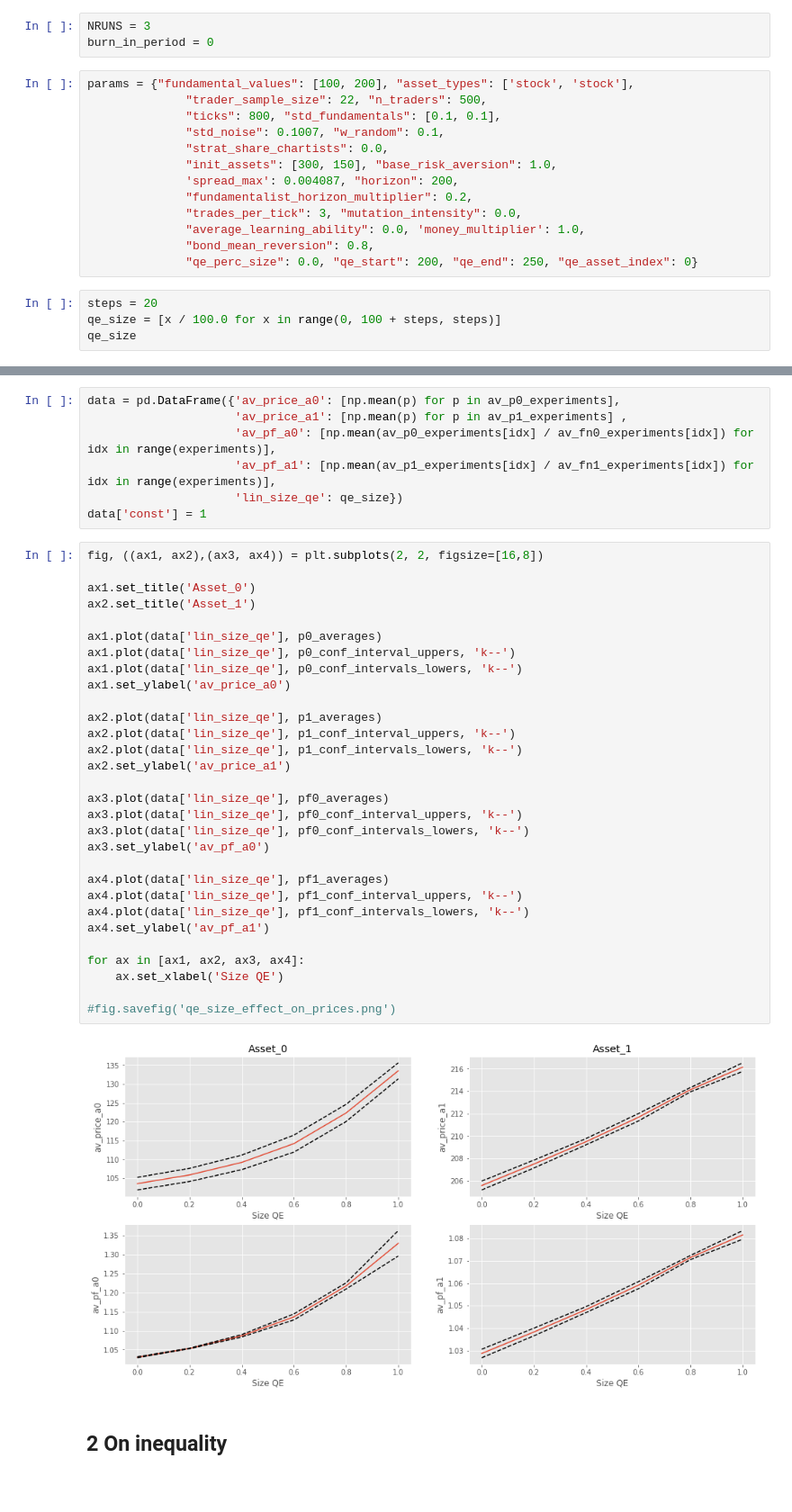
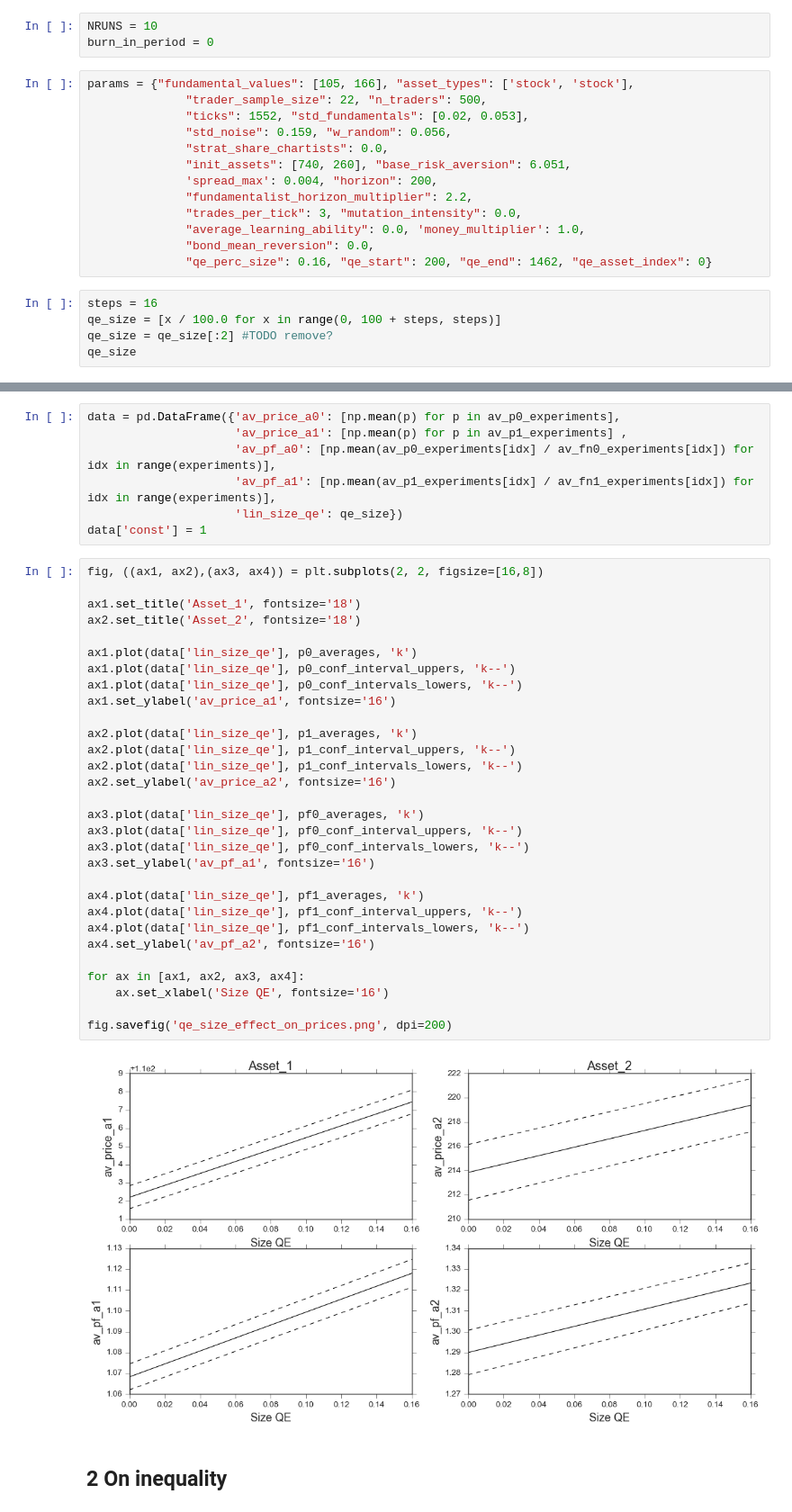
Before and after one commit to joerischasfoort/qe-inequality, a Jupyter notebook: qe-experiment.ipynb, the cells around one changed output, grey strips where cells are left out. Shown at 90% size. Cells and saved outputs as stored; diff of their text form; blank space fills up the shorter version.

```diff
--- a/qe-experiment.ipynb
+++ b/qe-experiment.ipynb
@@ -24,23 +44,24 @@ def confidence_interval(data, av):
 # %% [markdown]
 # QE experiment
 # %%
-NRUNS = 3
+NRUNS = 10
 burn_in_period = 0
 # %%
-params = {"fundamental_values": [100, 200], "asset_types": ['stock', 'stock'],
+params = {"fundamental_values": [105, 166], "asset_types": ['stock', 'stock'],
               "trader_sample_size": 22, "n_traders": 500,
-              "ticks": 800, "std_fundamentals": [0.1, 0.1],
-              "std_noise": 0.1007, "w_random": 0.1,
+              "ticks": 1552, "std_fundamentals": [0.02, 0.053],
+              "std_noise": 0.159, "w_random": 0.056,
               "strat_share_chartists": 0.0,
-              "init_assets": [300, 150], "base_risk_aversion": 1.0,
-              'spread_max': 0.004087, "horizon": 200,
-              "fundamentalist_horizon_multiplier": 0.2,
+              "init_assets": [740, 260], "base_risk_aversion": 6.051,
+              'spread_max': 0.004, "horizon": 200,
+              "fundamentalist_horizon_multiplier": 2.2,
               "trades_per_tick": 3, "mutation_intensity": 0.0,
               "average_learning_ability": 0.0, 'money_multiplier': 1.0,
-              "bond_mean_reversion": 0.8,
-              "qe_perc_size": 0.0, "qe_start": 200, "qe_end": 250, "qe_asset_index": 0}
+              "bond_mean_reversion": 0.0,
+              "qe_perc_size": 0.16, "qe_start": 200, "qe_end": 1462, "qe_asset_index": 0}
 # %%
-steps = 20
+steps = 16
 qe_size = [x / 100.0 for x in range(0, 100 + steps, steps)]
+qe_size = qe_size[:2] #TODO remove?
 qe_size
 # %% [output]
@@ -245,35 +268,35 @@ data['const'] = 1
 # %%
 fig, ((ax1, ax2),(ax3, ax4)) = plt.subplots(2, 2, figsize=[16,8])
 
-ax1.set_title('Asset_0')
-ax2.set_title('Asset_1')
+ax1.set_title('Asset_1', fontsize='18')
+ax2.set_title('Asset_2', fontsize='18')
 
-ax1.plot(data['lin_size_qe'], p0_averages)
+ax1.plot(data['lin_size_qe'], p0_averages, 'k')
 ax1.plot(data['lin_size_qe'], p0_conf_interval_uppers, 'k--')
 ax1.plot(data['lin_size_qe'], p0_conf_intervals_lowers, 'k--')
-ax1.set_ylabel('av_price_a0')
+ax1.set_ylabel('av_price_a1', fontsize='16')
 
-ax2.plot(data['lin_size_qe'], p1_averages)
+ax2.plot(data['lin_size_qe'], p1_averages, 'k')
 ax2.plot(data['lin_size_qe'], p1_conf_interval_uppers, 'k--')
 ax2.plot(data['lin_size_qe'], p1_conf_intervals_lowers, 'k--')
-ax2.set_ylabel('av_price_a1')
+ax2.set_ylabel('av_price_a2', fontsize='16')
 
-ax3.plot(data['lin_size_qe'], pf0_averages)
+ax3.plot(data['lin_size_qe'], pf0_averages, 'k')
 ax3.plot(data['lin_size_qe'], pf0_conf_interval_uppers, 'k--')
 ax3.plot(data['lin_size_qe'], pf0_conf_intervals_lowers, 'k--')
-ax3.set_ylabel('av_pf_a0')
+ax3.set_ylabel('av_pf_a1', fontsize='16')
 
-ax4.plot(data['lin_size_qe'], pf1_averages)
+ax4.plot(data['lin_size_qe'], pf1_averages, 'k')
 ax4.plot(data['lin_size_qe'], pf1_conf_interval_uppers, 'k--')
 ax4.plot(data['lin_size_qe'], pf1_conf_intervals_lowers, 'k--')
-ax4.set_ylabel('av_pf_a1')
+ax4.set_ylabel('av_pf_a2', fontsize='16')
 
 for ax in [ax1, ax2, ax3, ax4]:
-    ax.set_xlabel('Size QE')
+    ax.set_xlabel('Size QE', fontsize='16')
 
-#fig.savefig('qe_size_effect_on_prices.png')
+fig.savefig('qe_size_effect_on_prices.png', dpi=200)
 # %% [output]
-[figure, old version]
+[figure, new version]
 # %% [markdown]
 ## 2 On inequality
 # %%
```
Also changed, not shown: parts of 5 cells of this notebook, 1 other file.
